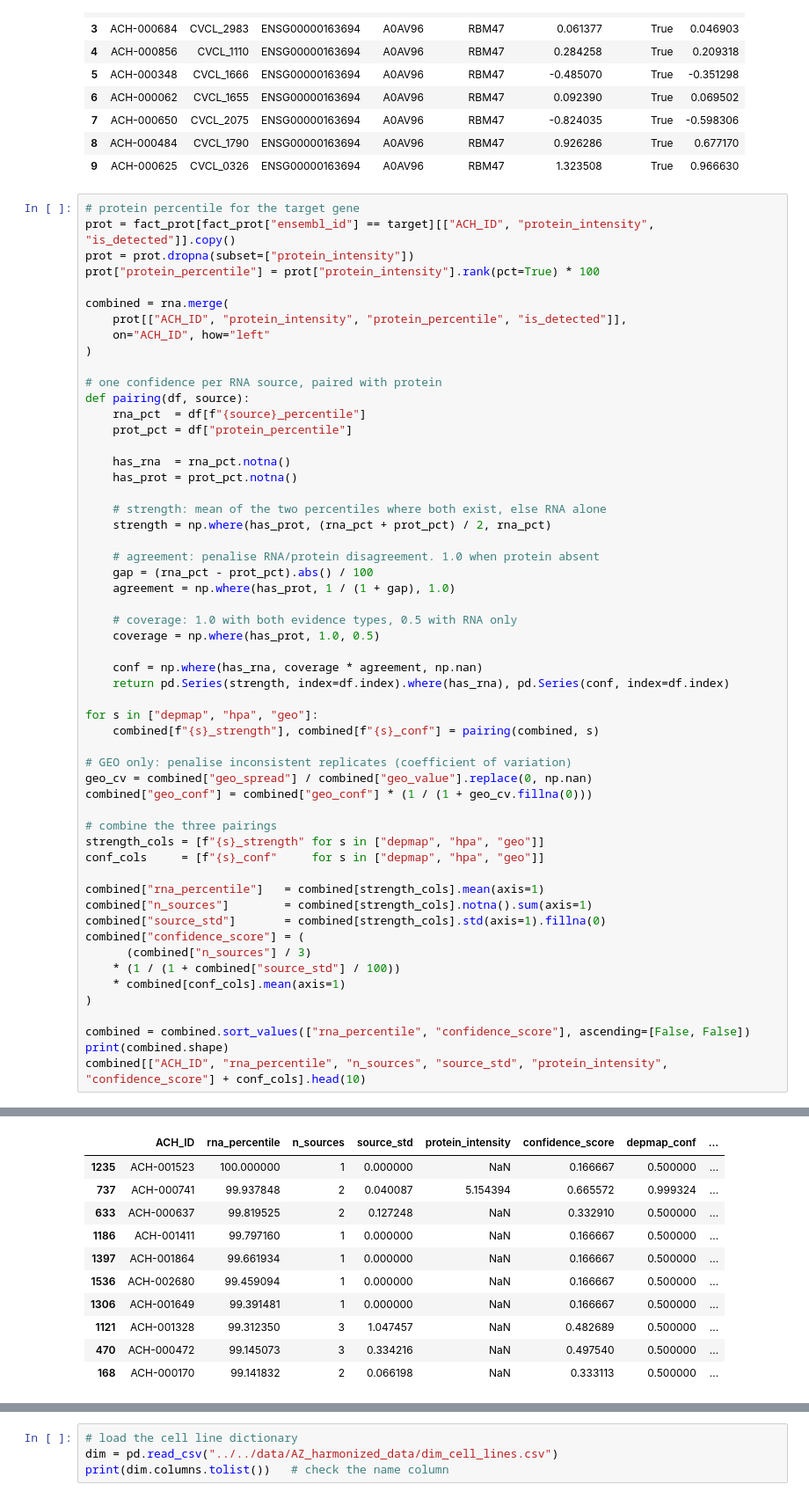
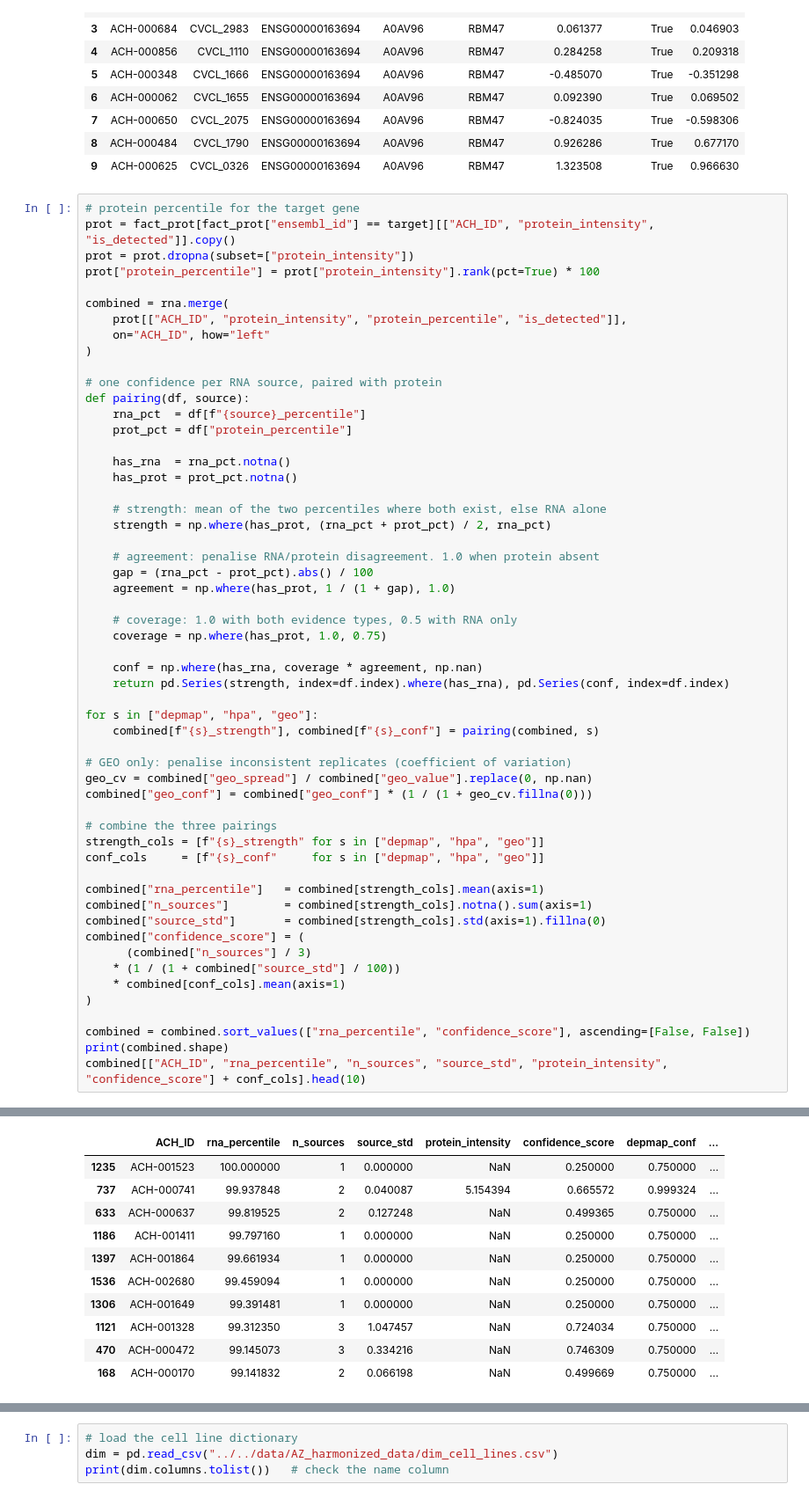
Before and after one commit to NattawasP/SEMTM0044_2025_AYEAR_TEAM34, a Jupyter notebook: notebooks/Victor_Data Exploration/Percentile_Ranking.ipynb, the cells around one changed output, grey strips where cells are left out. Shown at 88% size. Drawn from its saved outputs; the diff is of its cells as text.

```diff
--- a/notebooks/Victor_Data Exploration/Percentile_Ranking.ipynb
+++ b/notebooks/Victor_Data Exploration/Percentile_Ranking.ipynb
@@ -196,44 +196,44 @@ def pairing(df, source):
     agreement = np.where(has_prot, 1 / (1 + gap), 1.0)
 
     # coverage: 1.0 with both evidence types, 0.5 with RNA only
-    coverage = np.where(has_prot, 1.0, 0.5)
+    coverage = np.where(has_prot, 1.0, 0.75)
 
     conf = np.where(has_rna, coverage * agreement, np.nan)
     return pd.Series(strength, index=df.index).where(has_rna), pd.Series(conf, index=df.index)
 
 for s in ["depmap", "hpa", "geo"]:
     combined[f"{s}_strength"], combined[f"{s}_conf"] = pairing(combined, s)
 
 # GEO only: penalise inconsistent replicates (coefficient of variation)
 geo_cv = combined["geo_spread"] / combined["geo_value"].replace(0, np.nan)
 combined["geo_conf"] = combined["geo_conf"] * (1 / (1 + geo_cv.fillna(0)))
 
 # combine the three pairings
 strength_cols = [f"{s}_strength" for s in ["depmap", "hpa", "geo"]]
 conf_cols     = [f"{s}_conf"     for s in ["depmap", "hpa", "geo"]]
 
 combined["rna_percentile"]   = combined[strength_cols].mean(axis=1)
 combined["n_sources"]        = combined[strength_cols].notna().sum(axis=1)
 combined["source_std"]       = combined[strength_cols].std(axis=1).fillna(0)
 combined["confidence_score"] = (
       (combined["n_sources"] / 3)
     * (1 / (1 + combined["source_std"] / 100))
     * combined[conf_cols].mean(axis=1)
 )
 
 combined = combined.sort_values(["rna_percentile", "confidence_score"], ascending=[False, False])
 print(combined.shape)
 combined[["ACH_ID", "rna_percentile", "n_sources", "source_std", "protein_intensity", "confidence_score"] + conf_cols].head(10)
 # %% [output]
 (1581, 26)
 |  | ACH_ID | rna_percentile | n_sources | source_std | protein_intensity | confidence_score | depmap_conf | ... |
-| 1235 | ACH-001523 | 100.000000 | 1 | 0.000000 | NaN | 0.166667 | 0.500000 | ... |
+| 1235 | ACH-001523 | 100.000000 | 1 | 0.000000 | NaN | 0.250000 | 0.750000 | ... |
 | 737 | ACH-000741 | 99.937848 | 2 | 0.040087 | 5.154394 | 0.665572 | 0.999324 | ... |
-| 633 | ACH-000637 | 99.819525 | 2 | 0.127248 | NaN | 0.332910 | 0.500000 | ... |
-| 1186 | ACH-001411 | 99.797160 | 1 | 0.000000 | NaN | 0.166667 | 0.500000 | ... |
-| 1397 | ACH-001864 | 99.661934 | 1 | 0.000000 | NaN | 0.166667 | 0.500000 | ... |
-| 1536 | ACH-002680 | 99.459094 | 1 | 0.000000 | NaN | 0.166667 | 0.500000 | ... |
-| 1306 | ACH-001649 | 99.391481 | 1 | 0.000000 | NaN | 0.166667 | 0.500000 | ... |
-| 1121 | ACH-001328 | 99.312350 | 3 | 1.047457 | NaN | 0.482689 | 0.500000 | ... |
-| 470 | ACH-000472 | 99.145073 | 3 | 0.334216 | NaN | 0.497540 | 0.500000 | ... |
-| 168 | ACH-000170 | 99.141832 | 2 | 0.066198 | NaN | 0.333113 | 0.500000 | ... |
+| 633 | ACH-000637 | 99.819525 | 2 | 0.127248 | NaN | 0.499365 | 0.750000 | ... |
+| 1186 | ACH-001411 | 99.797160 | 1 | 0.000000 | NaN | 0.250000 | 0.750000 | ... |
+| 1397 | ACH-001864 | 99.661934 | 1 | 0.000000 | NaN | 0.250000 | 0.750000 | ... |
+| 1536 | ACH-002680 | 99.459094 | 1 | 0.000000 | NaN | 0.250000 | 0.750000 | ... |
+| 1306 | ACH-001649 | 99.391481 | 1 | 0.000000 | NaN | 0.250000 | 0.750000 | ... |
+| 1121 | ACH-001328 | 99.312350 | 3 | 1.047457 | NaN | 0.724034 | 0.750000 | ... |
+| 470 | ACH-000472 | 99.145073 | 3 | 0.334216 | NaN | 0.746309 | 0.750000 | ... |
+| 168 | ACH-000170 | 99.141832 | 2 | 0.066198 | NaN | 0.499669 | 0.750000 | ... |
```
Also changed, not shown: parts of 3 cells of this notebook.
